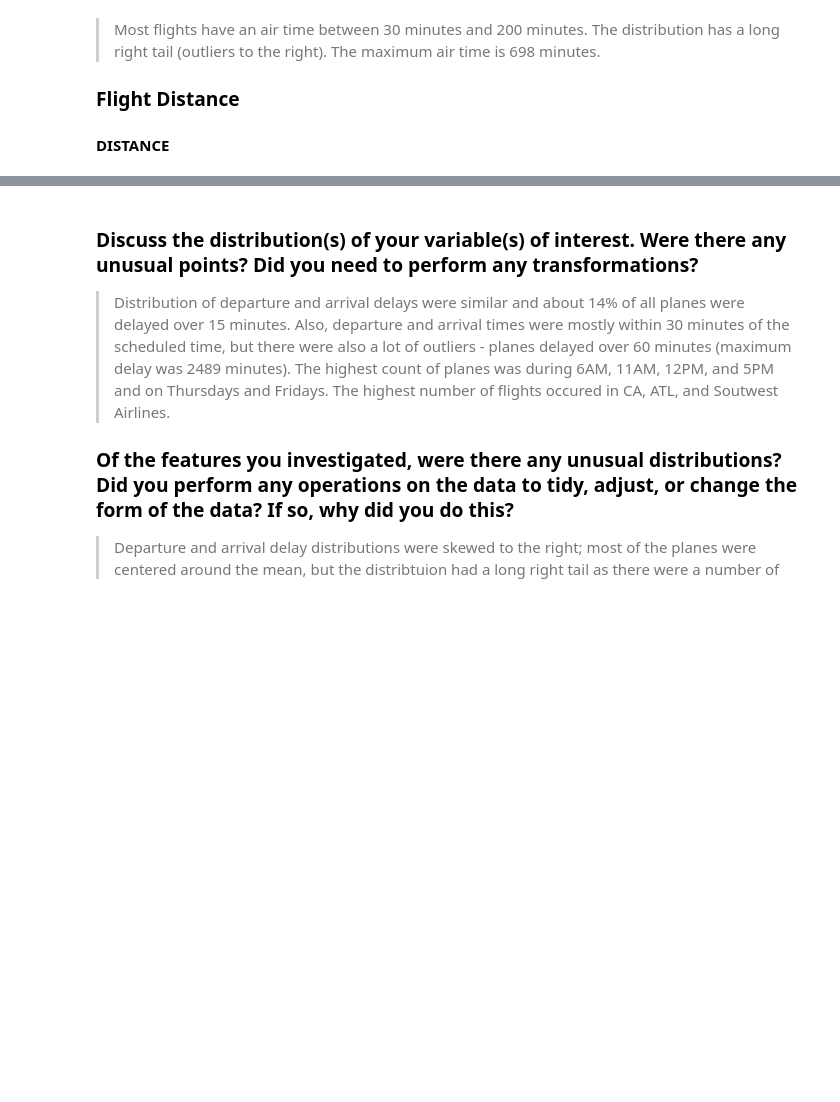
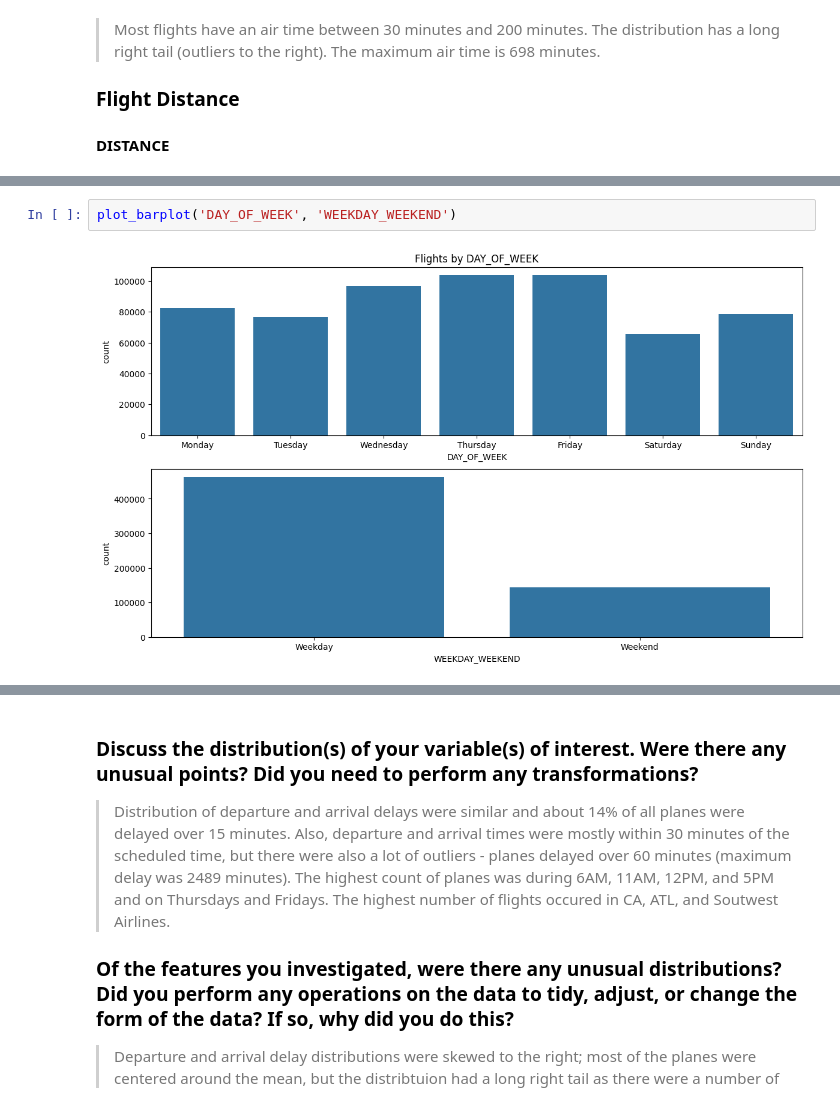
Before and after one commit to jiyoonlee96/Udacity_Data_Analyst_Nanodegree, a Jupyter notebook: Project 5/Udacity_DAND_Project5.ipynb, the cells around one changed output, grey strips where cells are left out. Saved outputs shown, nothing was run; the diff lists cells and outputs as text; blank space fills up the shorter version.

```diff
--- a/Project 5/Udacity_DAND_Project5.ipynb
+++ b/Project 5/Udacity_DAND_Project5.ipynb
@@ -304,0 +355,4 @@ sb.countplot(data = flights, y = 'ORIGIN_STATE_NM', color = base_color, order =
+# %%
+plot_barplot('DAY_OF_WEEK', 'WEEKDAY_WEEKEND')
+# %% [output]
+[figure, added]
```
Also changed, not shown: parts of 36 cells of this notebook.
